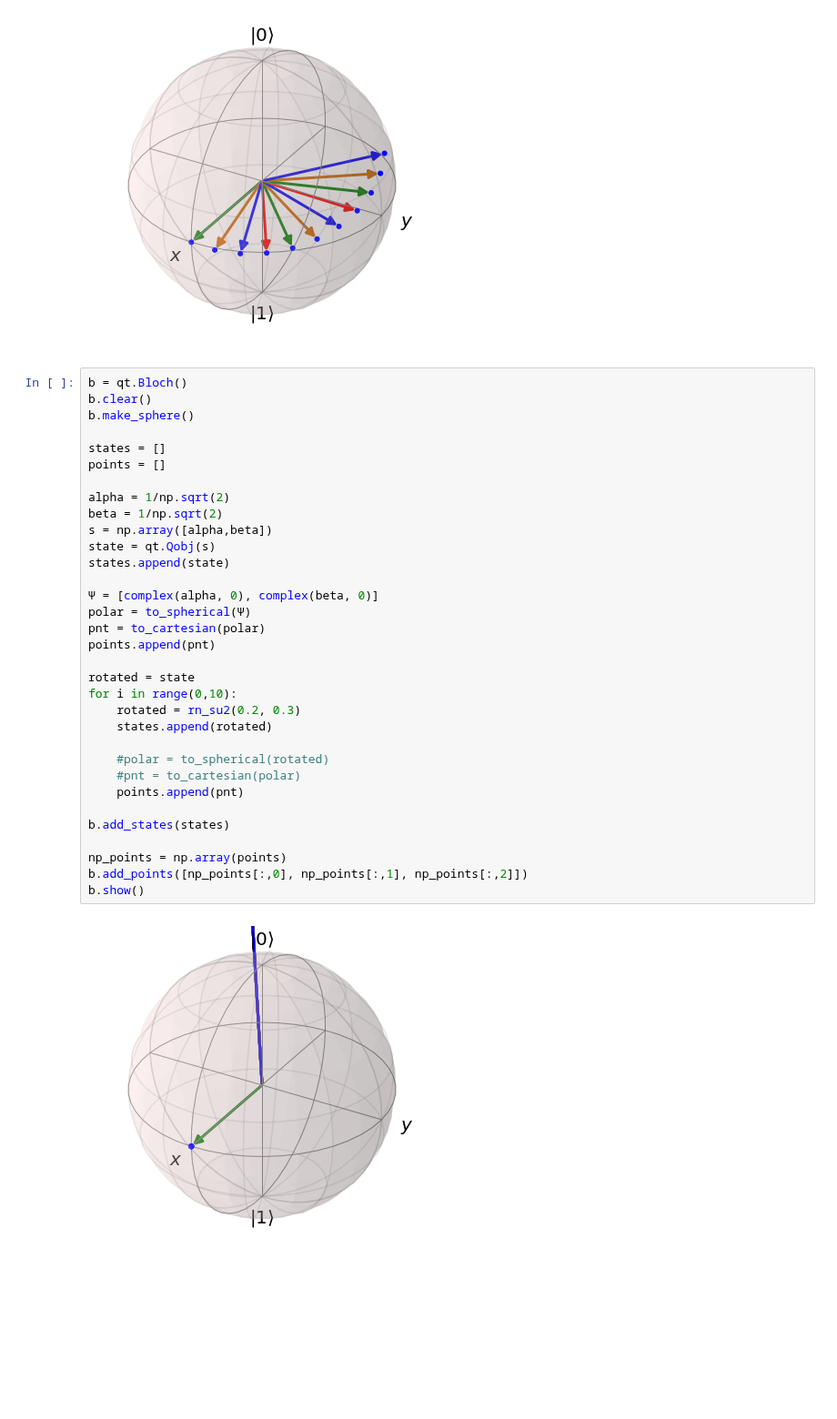
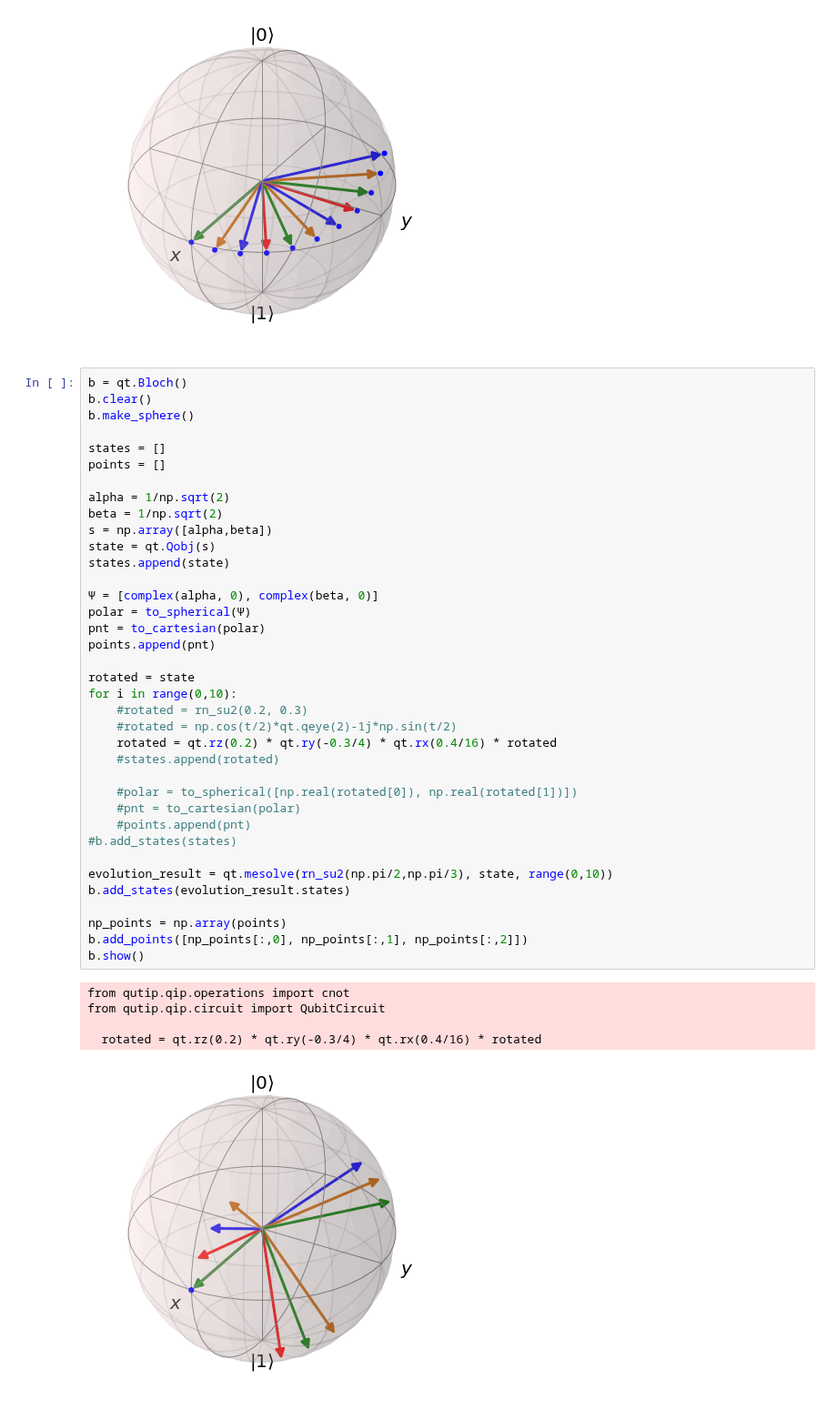
Before and after one commit to Sultanow/quantum, a Jupyter notebook: bloch_sphere/playground.ipynb, the cells around one changed output. Shown at 91% size. Saved outputs shown, nothing was run; the diff lists cells and outputs as text; blank space fills up the shorter version.

```diff
--- a/bloch_sphere/playground.ipynb
+++ b/bloch_sphere/playground.ipynb
@@ -73,35 +73,43 @@ b.show()
 # %%
 b = qt.Bloch()
 b.clear()
 b.make_sphere()
 
 states = []
 points = []
 
 alpha = 1/np.sqrt(2)
 beta = 1/np.sqrt(2)
 s = np.array([alpha,beta])
 state = qt.Qobj(s)
 states.append(state)
 
 Ψ = [complex(alpha, 0), complex(beta, 0)]
 polar = to_spherical(Ψ)
 pnt = to_cartesian(polar)
 points.append(pnt)
 
 rotated = state
 for i in range(0,10):
-    rotated = rn_su2(0.2, 0.3)
-    states.append(rotated)
+    #rotated = rn_su2(0.2, 0.3)
+    #rotated = np.cos(t/2)*qt.qeye(2)-1j*np.sin(t/2)
+    rotated = qt.rz(0.2) * qt.ry(-0.3/4) * qt.rx(0.4/16) * rotated
+    #states.append(rotated)
 
-    #polar = to_spherical(rotated)
+    #polar = to_spherical([np.real(rotated[0]), np.real(rotated[1])])
     #pnt = to_cartesian(polar)
-    points.append(pnt)
+    #points.append(pnt)
+#b.add_states(states)
 
-b.add_states(states)
+evolution_result = qt.mesolve(rn_su2(np.pi/2,np.pi/3), state, range(0,10))
+b.add_states(evolution_result.states)
 
 np_points = np.array(points)
 b.add_points([np_points[:,0], np_points[:,1], np_points[:,2]])
 b.show()
 # %% [output]
+from qutip.qip.operations import cnot
+from qutip.qip.circuit import QubitCircuit
+
+  rotated = qt.rz(0.2) * qt.ry(-0.3/4) * qt.rx(0.4/16) * rotated
-[figure, old version]
+[figure, new version]
```
